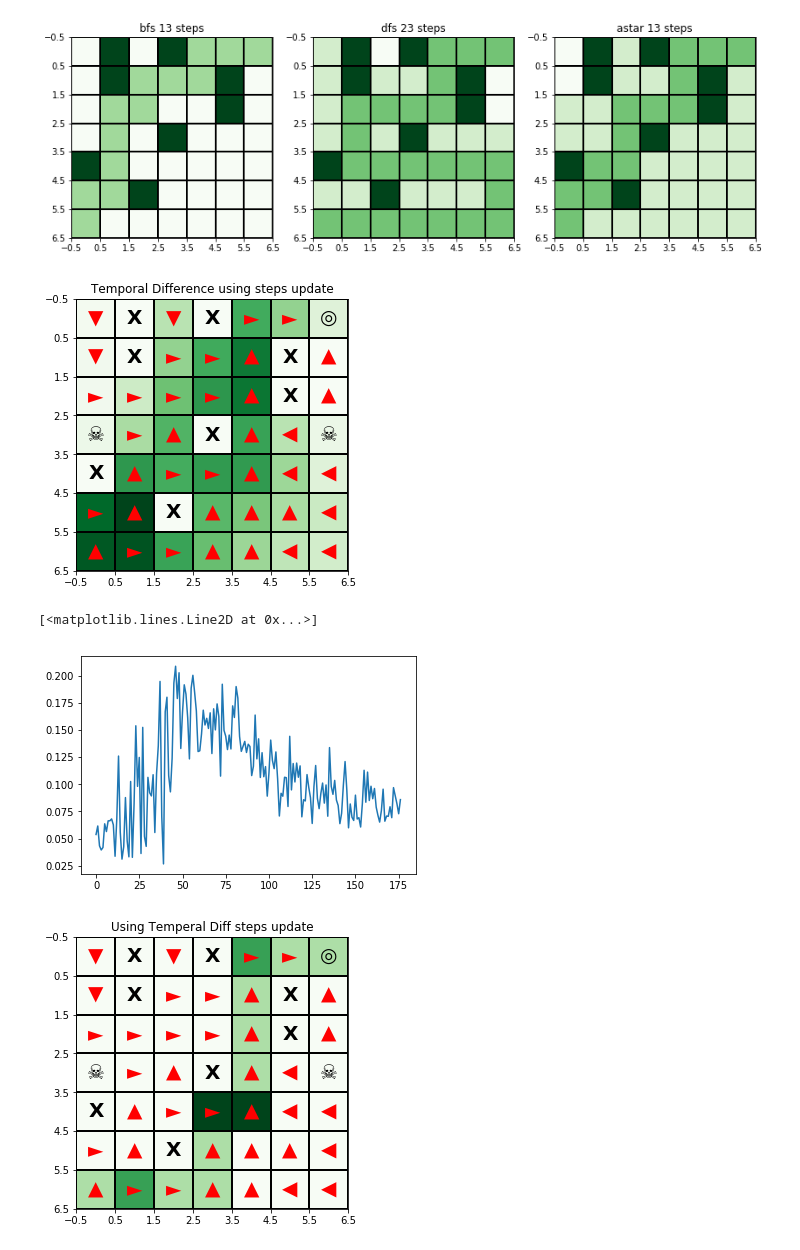
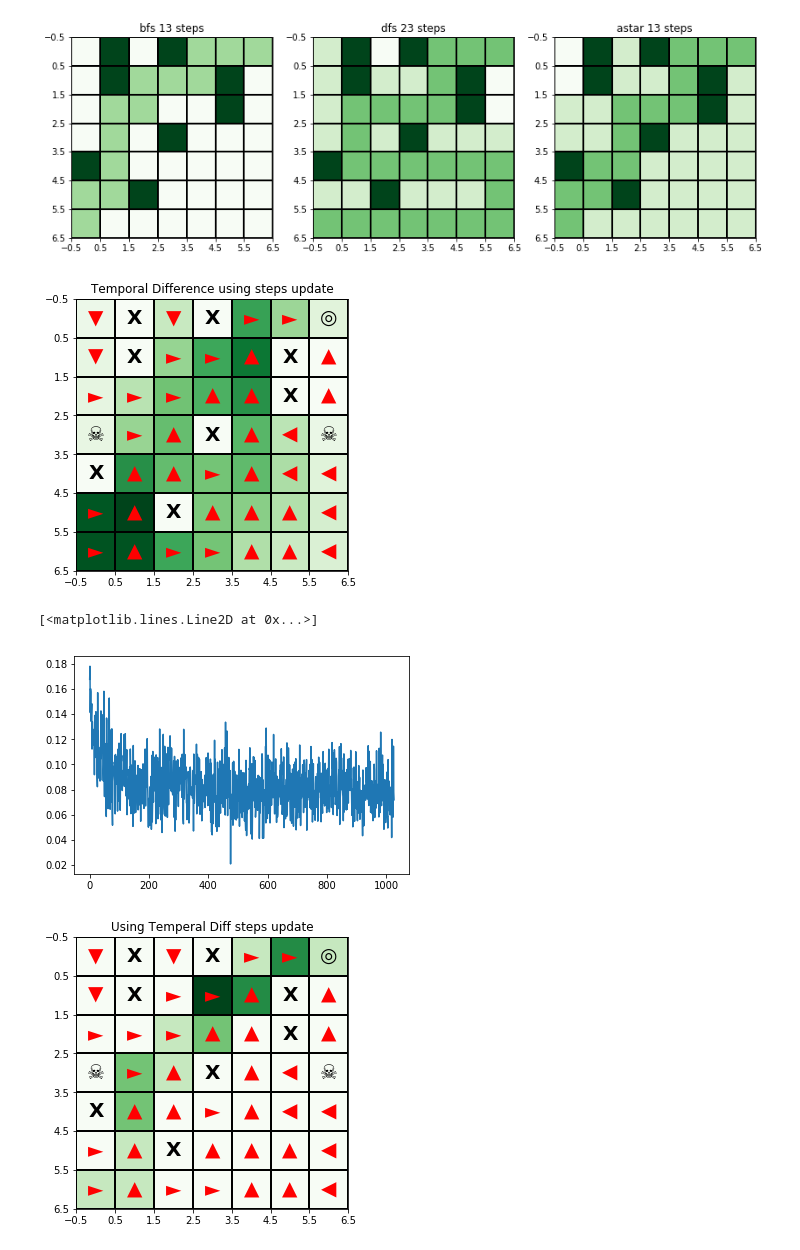
Before and after one commit to chihoxtra/reinforcement_learning, a Jupyter notebook: [PlayAround][Reinforcement Learning].ipynb, the cells around one changed output. Saved outputs shown, nothing was run; the diff lists cells and outputs as text; code cells hidden in the pictures.

Commit message:
changed the default value of Q and V when initialising. Seems to result in a smoother convergence. but take longer time to converge.

```diff
--- a/[PlayAround][Reinforcement Learning].ipynb
+++ b/[PlayAround][Reinforcement Learning].ipynb
@@ -444,6 +444,8 @@ class RL_SearchAgent:
         self.initialize()
 
     def initialize(self, firstTimeInit=True):
+        dValue = 1.0
+
         maze_width = self.problem.dimension[0]
         maze_height = self.problem.dimension[1]
 
@@ -451,15 +453,15 @@ class RL_SearchAgent:
             for j in range(maze_height):
                 if not self.problem.isWall((i+1,j+1)):
                     if firstTimeInit==True: #first time construct
-                        self.qScore[(i+1,j+1)] = {'L':0.0, 'R':0.0, 'U':0.0, 'D':0.0} #for Q score
+                        self.qScore[(i+1,j+1)] = {'L':dValue, 'R':dValue, 'U':dValue, 'D':dValue} #for Q score
                         #self.sValue[(i+1,j+1)] = {'value': 0.0, 'optAction': ''} #for value base
                         self.sFeatures[(i+1,j+1)] = np.zeros([len(self.featureList),1]) #for averagers only
                         self.sAveragerWeight[(i+1,j+1)] = np.zeros([len(self.avBaseStates),1]) #for averagers only
                         # count ordinary states only!
                         #if not self.problem.isGoal((i+1,j+1)) and not self.problem.isPenalty((i+1,j+1)):
-                        self.sValue[(i+1,j+1)] = {'value': 0.0, 'optAction': ''} #for value base
+                        self.sValue[(i+1,j+1)] = {'value': dValue, 'optAction': ''} #for value base
                         self.sVisitCount[(i+1,j+1)] = {'stateCount': 0, 'actionCount':
-                                                      {'L':0.0, 'R':0.0, 'U':0.0, 'D':0.0}
+                                                      {'L':dValue, 'R':dValue, 'U':dValue, 'D':dValue}
                                                       } #with actions
                     self.e[(i+1,j+1)] = 0.0 #e got reinit everytime a new episode starts
 
@@ -850,24 +852,24 @@ p1 = RL_Problem(dimension = (7,7),
 # %%
 ################# Method 1: Temporal Difference ########################
 visitedPath = []
 TDLamda = 0.6 # 0-> TD(0) not use eligibility ; (1) 1-> use eligibility K steps
 s1 = RL_SearchAgent(p1, alpha = 0.07, gamma = 0.9, initialState = (1,1), TDLamda=TDLamda)
 
-visitedPath, QscoreDiffHist = s1.trainModelbyTemporalDifference(epoche=300, offPolicyThreshold=0.8,
+visitedPath, QscoreDiffHist = s1.trainModelbyTemporalDifference(epoche=2000, offPolicyThreshold=0.8,
                                                                 decayOP=False, decayLR=False)
 displayRLMaze(p1, s1, visitedPath,'Temporal Difference using steps update')
 # %% [output]
-[figure, old version]
+[figure, new version]
 # %%
 plt.plot(QscoreDiffHist)
 #len(QscoreDiffHist)
 # %% [output]
 [<matplotlib.lines.Line2D at 0x...>]
-[figure, old version]
+[figure, new version]
 # %%
 showSearchPolicy(p1, s1, title='Using Temperal Diff steps update')
 # %% [output]
-[figure, old version]
+[figure, new version]
 # %%
 s2 = RL_SearchAgent(p1, gamma=0.90, initialState = (1,1))
 # %%
```
Also changed, not shown: parts of 10 cells of this notebook.
